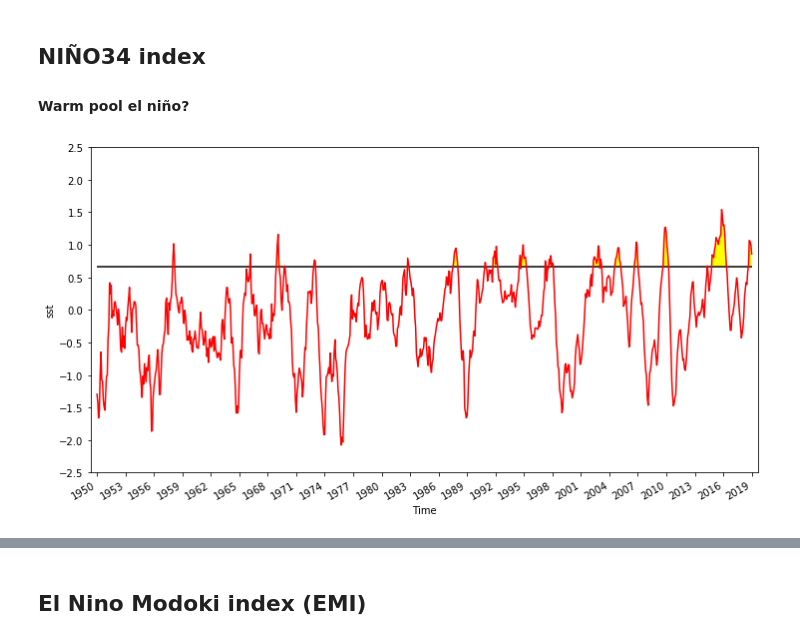
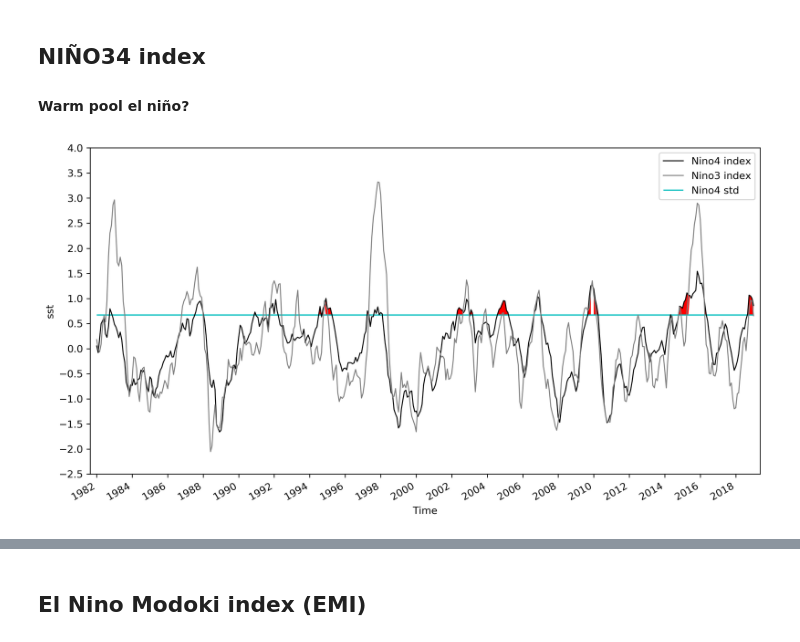
Before and after one commit to griverat/nino_indices, a Jupyter notebook: Notebooks/nino_indices.ipynb, the cells around one changed output, grey strips where cells are left out. Saved outputs shown, nothing was run; the diff lists cells and outputs as text; code cells hidden in the pictures.

```diff
--- a/Notebooks/nino_indices.ipynb
+++ b/Notebooks/nino_indices.ipynb
@@ -75,8 +75,8 @@ array([[[-4.768372e-07, -4.768372e-07, ..., -4.768372e-07, -4.768372e-07],
     month    (time) int64 1 2 3 4 5 6 7 8 9 10 11 ... 3 4 5 6 7 8 9 10 11 12 1
 # %%
 ymin = -2.5
-ymax = 2.5
-years = mdates.YearLocator(3)
+ymax = 4
+years = mdates.YearLocator(2)
 myFmt = mdates.DateFormatter('%Y')
 # %% [markdown]
 ## NIÑO34 index
@@ -91,18 +91,22 @@ nino4_std = nino4_mean.std()
 nino3_mean = nino3.mean(dim=['lat','lon'])
 nino3_std = nino3_mean.std()
 # %%
-nino4_slice = nino4_mean.sel(time=slice('1950-01-01','2019-12-31'))
+nino4_slice = nino4_mean.sel(time=slice('1982-01-01','2019-12-31'))
+nino3_slice = nino3_mean.sel(time=slice('1982-01-01','2019-12-31'))
 # plot
-fig, ax = plt.subplots(figsize=(12,6))
-nino4_slice.plot(ax=ax,c='r')
-ax.hlines(nino4_std.data,nino4_slice.time.data.min(),nino4_slice.time.data.max())
-ax.fill_between(nino4_slice.time.data,nino4_slice.data,nino4_std.data,where=nino4_slice.data>=nino4_std.data,facecolor='yellow')
+fig, ax = plt.subplots(figsize=(12,6),dpi=300)
+nino4_slice.plot(ax=ax,c='k',lw=1,label='Nino4 index')
+nino3_slice.plot(ax=ax,c='grey',lw=1,label='Nino3 index')
+ax.hlines(nino4_std.data,nino4_slice.time.data.min(),nino4_slice.time.data.max(),color='c',lw=1.2,label='Nino4 std')
+limit = np.where(nino4_std)
+ax.fill_between(nino4_slice.time.data,nino4_slice.data,nino4_std.data,where=(nino4_slice.data>=nino3_slice.data)&(nino4_slice.data>=nino4_std.data),facecolor='red',interpolate=True)
 # Ax setup
 ax.xaxis.set_major_locator(years)
 ax.xaxis.set_major_formatter(myFmt)
 # Ax lims
 ax.set_ylim(ymin,ymax)
 ax.set_yticks(np.arange(ymin,ymax+0.1,0.5))
+ax.legend()
 ax.margins(0.01,0.1)
 # %% [output]
-[figure, old version]
+[figure, new version]
```
Also changed, not shown: parts of 4 cells of this notebook.
